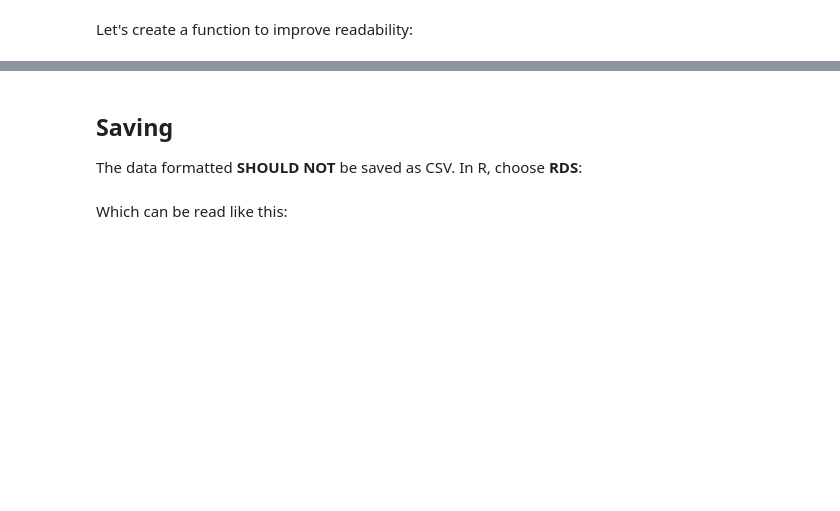
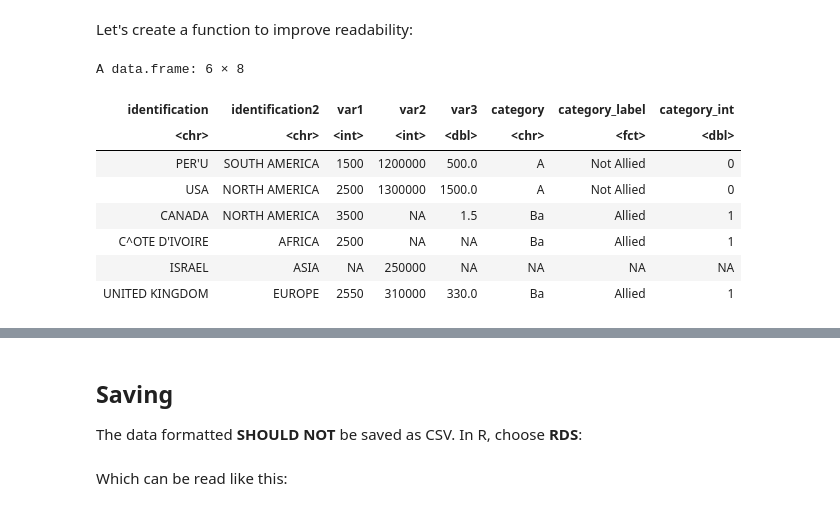
Before and after one commit to MAGALLANESJoseManuel/deli2_test, a Jupyter notebook: deli2_codeFull_R.ipynb, the cells around one changed output, grey strips where cells are left out. Cells and saved outputs as stored; diff of their text form; code cells hidden in the pictures; blank space fills up the shorter version.

```diff
--- a/deli2_codeFull_R.ipynb
+++ b/deli2_codeFull_R.ipynb
@@ -559,6 +559,6 @@ The formatting part will read this file from GitHub.
 
 Let me read the cleaned data from **GITHUB**
 # %%
-linkCleanData='https://github.com/MAGALLANESJoseManuel/deli2_test/raw/refs/heads/main/DataCleanAndFormatted/nowClean.csv'
+linkCleanData='https://github.com/MAGALLANESJoseManuel/deli2_test/raw/refs/heads/main/%20DataCleanAndFormatted/nowClean.csv'
 cleanData=read.csv(linkCleanData)
 str(cleanData)
@@ -616,8 +701,18 @@ lapply(lapply(cleanData[,1:2],toupper),iconv,from="UTF-8",to="ASCII//TRANSLIT")
 # %% [markdown]
 Let's create a function to improve readability:
 # %%
-formatText=function(column){iconv(toupper(column),from="UTF-8",to="ASCII//TRANSLIT")}
+formatText=function(column){iconv(toupper(column),from="UTF-8",to="ASCII")}
 cleanData[,1:2]=lapply(cleanData[,1:2],formatText)
 
 # result
 cleanData
+# %% [output]
+A data.frame: 6 × 8
+| identification | identification2 | var1 | var2 | var3 | category | category_label | category_int |
+| <chr> | <chr> | <int> | <int> | <dbl> | <chr> | <fct> | <dbl> |
+| PER'U | SOUTH AMERICA | 1500 | 1200000 | 500.0 | A | Not Allied | 0 |
+| USA | NORTH AMERICA | 2500 | 1300000 | 1500.0 | A | Not Allied | 0 |
+| CANADA | NORTH AMERICA | 3500 | NA | 1.5 | Ba | Allied | 1 |
+| C^OTE D'IVOIRE | AFRICA | 2500 | NA | NA | Ba | Allied | 1 |
+| ISRAEL | ASIA | NA | 250000 | NA | NA | NA | NA |
+| UNITED KINGDOM | EUROPE | 2550 | 310000 | 330.0 | Ba | Allied | 1 |
```
Also changed, not shown: parts of 18 cells of this notebook, 3 other files.
